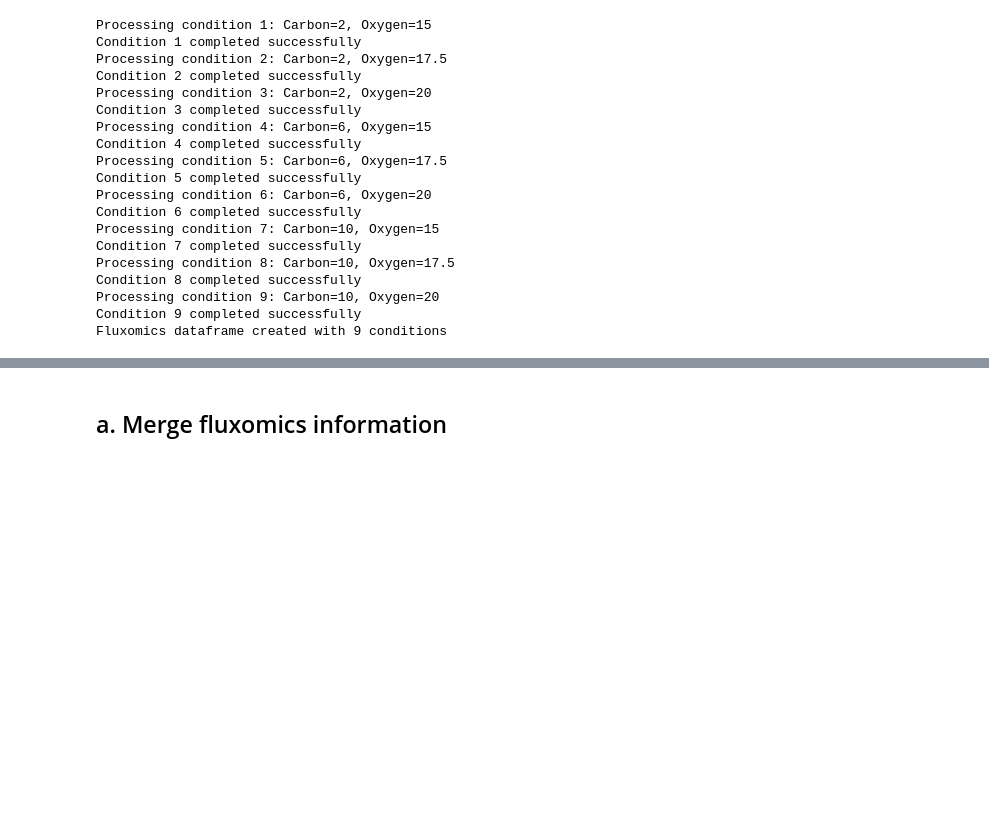
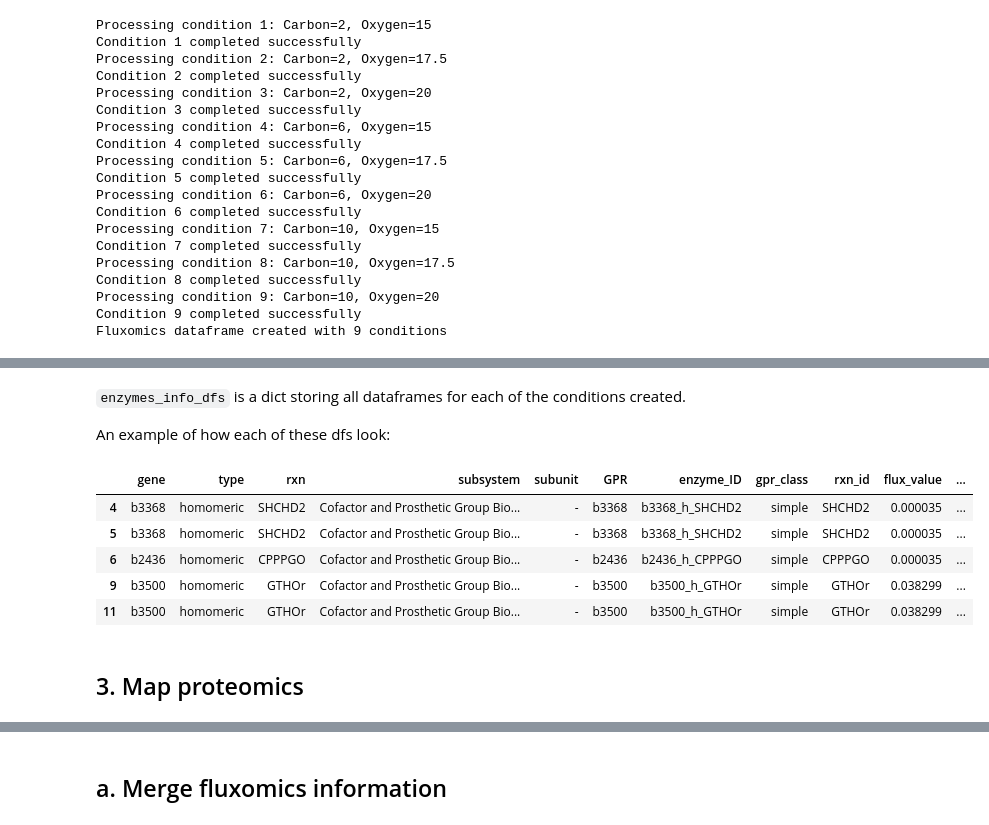
Before and after one commit to lyach/BactoCat, a Jupyter notebook: experiments/kapp_pipeline.ipynb, the cells around one changed output, grey strips where cells are left out. Saved outputs shown, nothing was run; the diff lists cells and outputs as text; code cells hidden in the pictures; blank space fills up the shorter version.

```diff
--- a/experiments/kapp_pipeline.ipynb
+++ b/experiments/kapp_pipeline.ipynb
@@ -116,4 +117,19 @@ Completed flux_cond9: 1190 rows after filtering
 Created enzyme info dataframes for 9 conditions
+# %% [markdown]
+`enzymes_info_dfs` is a dict storing all dataframes for each of the conditions created.
+
+An example of how each  of these dfs look:
+# %%
+enzymes_info_dfs['flux_cond1'].head()
+# %% [output]
+|  | gene | type | rxn | subsystem | subunit | GPR | enzyme_ID | gpr_class | rxn_id | flux_value | ... |
+| 4 | b3368 | homomeric | SHCHD2 | Cofactor and Prosthetic Group Bio... | - | b3368 | b3368_h_SHCHD2 | simple | SHCHD2 | 0.000035 | ... |
+| 5 | b3368 | homomeric | SHCHD2 | Cofactor and Prosthetic Group Bio... | - | b3368 | b3368_h_SHCHD2 | simple | SHCHD2 | 0.000035 | ... |
+| 6 | b2436 | homomeric | CPPPGO | Cofactor and Prosthetic Group Bio... | - | b2436 | b2436_h_CPPPGO | simple | CPPPGO | 0.000035 | ... |
+| 9 | b3500 | homomeric | GTHOr | Cofactor and Prosthetic Group Bio... | - | b3500 | b3500_h_GTHOr | simple | GTHOr | 0.038299 | ... |
+| 11 | b3500 | homomeric | GTHOr | Cofactor and Prosthetic Group Bio... | - | b3500 | b3500_h_GTHOr | simple | GTHOr | 0.038299 | ... |
+# %% [markdown]
+## 3. Map proteomics
 # %%
 from scripts.kapp_builder import process_enzyme_protein_mapping
 
```
Also changed, not shown: parts of 43 cells of this notebook, 12 other files.
